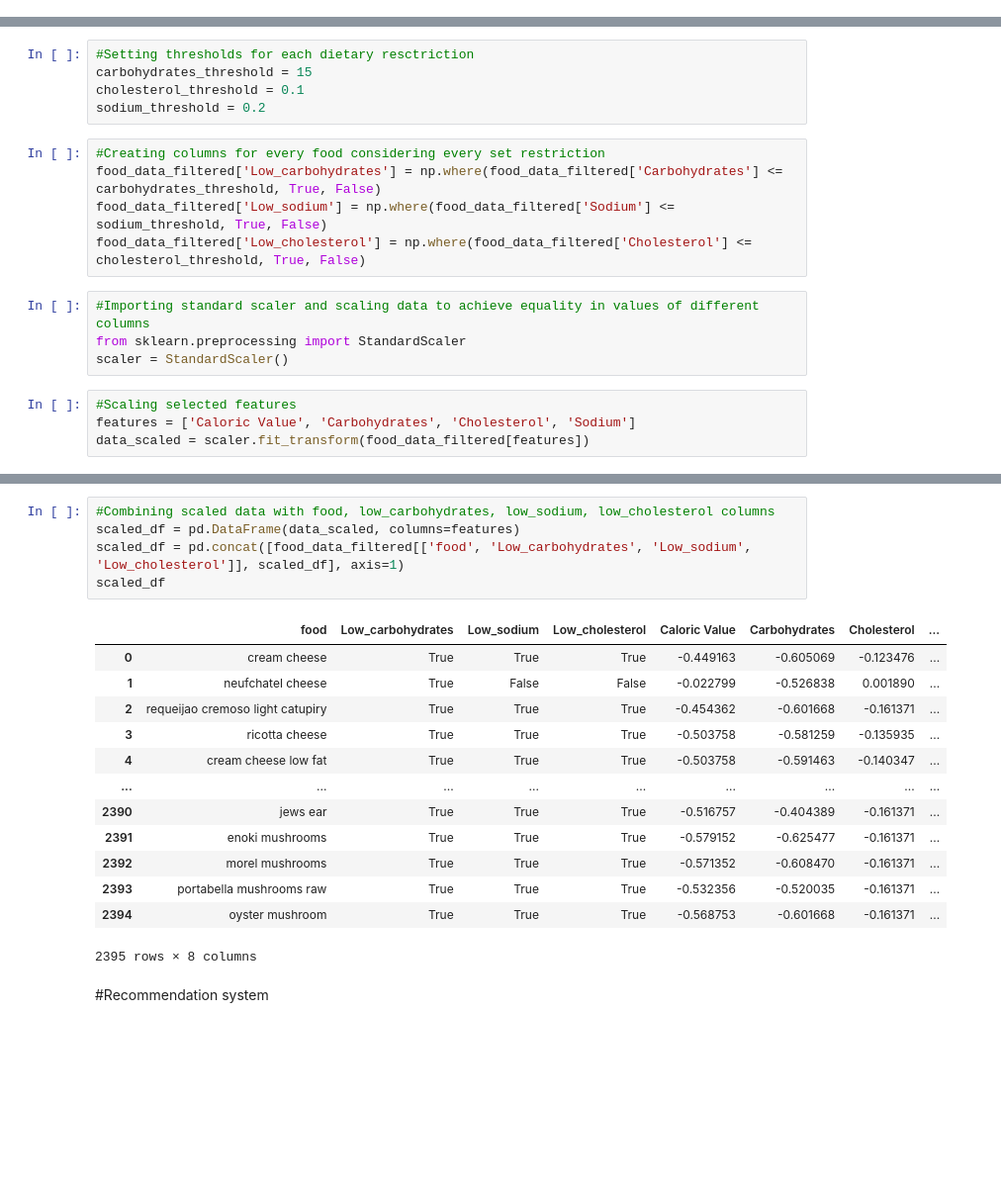
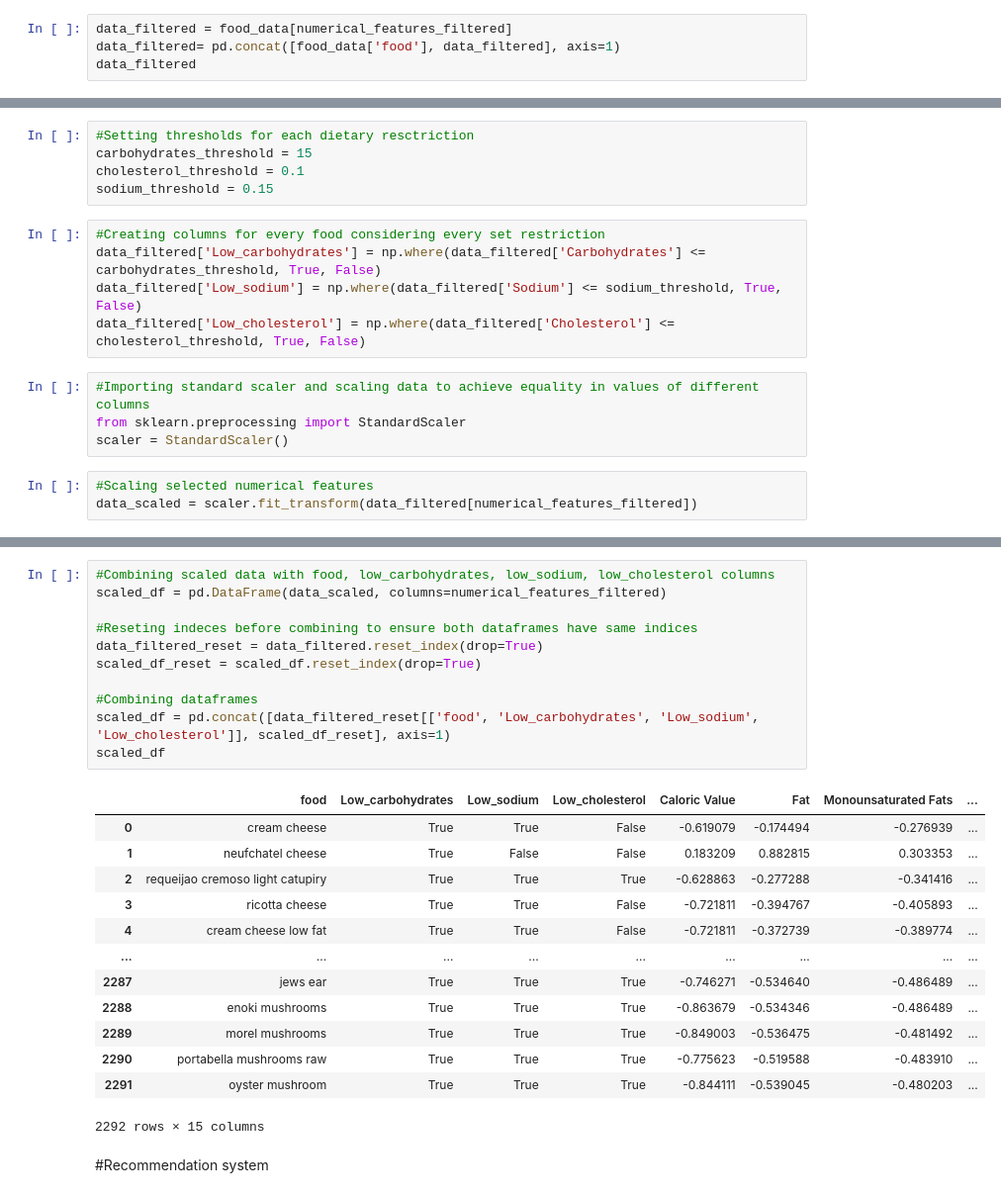
Before and after one commit to Rendy3001/SemesterProject, a Jupyter notebook: RecommendationSystem.ipynb, the cells around one changed output, grey strips where cells are left out. Shown at 99% size. Saved outputs shown, nothing was run; the diff lists cells and outputs as text; blank space fills up the shorter version.

```diff
--- a/RecommendationSystem.ipynb
+++ b/RecommendationSystem.ipynb
@@ -129,0 +306,4 @@ food_data_filtered
+# %%
+data_filtered = food_data[numerical_features_filtered]
+data_filtered= pd.concat([food_data['food'], data_filtered], axis=1)
+data_filtered
@@ -141,19 +335,18 @@ Average sodium value: 0.2938881002087683
 #Setting thresholds for each dietary resctriction
 carbohydrates_threshold = 15
 cholesterol_threshold = 0.1
-sodium_threshold = 0.2
+sodium_threshold = 0.15
 # %%
 #Creating columns for every food considering every set restriction
-food_data_filtered['Low_carbohydrates'] = np.where(food_data_filtered['Carbohydrates'] <= carbohydrates_threshold, True, False)
-food_data_filtered['Low_sodium'] = np.where(food_data_filtered['Sodium'] <= sodium_threshold, True, False)
-food_data_filtered['Low_cholesterol'] = np.where(food_data_filtered['Cholesterol'] <= cholesterol_threshold, True, False)
+data_filtered['Low_carbohydrates'] = np.where(data_filtered['Carbohydrates'] <= carbohydrates_threshold, True, False)
+data_filtered['Low_sodium'] = np.where(data_filtered['Sodium'] <= sodium_threshold, True, False)
+data_filtered['Low_cholesterol'] = np.where(data_filtered['Cholesterol'] <= cholesterol_threshold, True, False)
 # %%
 #Importing standard scaler and scaling data to achieve equality in values of different columns
 from sklearn.preprocessing import StandardScaler
 scaler = StandardScaler()
 # %%
-#Scaling selected features
-features = ['Caloric Value', 'Carbohydrates', 'Cholesterol', 'Sodium']
-data_scaled = scaler.fit_transform(food_data_filtered[features])
+#Scaling selected numerical features
+data_scaled = scaler.fit_transform(data_filtered[numerical_features_filtered])
 # %%
 #Checking the scaled features
@@ -175,22 +423,28 @@ pd.DataFrame(data_scaled, columns=features)
 # %%
 #Combining scaled data with food, low_carbohydrates, low_sodium, low_cholesterol columns
-scaled_df = pd.DataFrame(data_scaled, columns=features)
-scaled_df = pd.concat([food_data_filtered[['food', 'Low_carbohydrates', 'Low_sodium', 'Low_cholesterol']], scaled_df], axis=1)
+scaled_df = pd.DataFrame(data_scaled, columns=numerical_features_filtered)
+
+#Reseting indeces before combining to ensure both dataframes have same indices
+data_filtered_reset = data_filtered.reset_index(drop=True)
+scaled_df_reset = scaled_df.reset_index(drop=True)
+
+#Combining dataframes
+scaled_df = pd.concat([data_filtered_reset[['food', 'Low_carbohydrates', 'Low_sodium', 'Low_cholesterol']], scaled_df_reset], axis=1)
 scaled_df
 # %% [output]
-|  | food | Low_carbohydrates | Low_sodium | Low_cholesterol | Caloric Value | Carbohydrates | Cholesterol | ... |
-| 0 | cream cheese | True | True | True | -0.449163 | -0.605069 | -0.123476 | ... |
-| 1 | neufchatel cheese | True | False | False | -0.022799 | -0.526838 | 0.001890 | ... |
-| 2 | requeijao cremoso light catupiry | True | True | True | -0.454362 | -0.601668 | -0.161371 | ... |
-| 3 | ricotta cheese | True | True | True | -0.503758 | -0.581259 | -0.135935 | ... |
-| 4 | cream cheese low fat | True | True | True | -0.503758 | -0.591463 | -0.140347 | ... |
+|  | food | Low_carbohydrates | Low_sodium | Low_cholesterol | Caloric Value | Fat | Monounsaturated Fats | ... |
+| 0 | cream cheese | True | True | False | -0.619079 | -0.174494 | -0.276939 | ... |
+| 1 | neufchatel cheese | True | False | False | 0.183209 | 0.882815 | 0.303353 | ... |
+| 2 | requeijao cremoso light catupiry | True | True | True | -0.628863 | -0.277288 | -0.341416 | ... |
+| 3 | ricotta cheese | True | True | False | -0.721811 | -0.394767 | -0.405893 | ... |
+| 4 | cream cheese low fat | True | True | False | -0.721811 | -0.372739 | -0.389774 | ... |
 | ... | ... | ... | ... | ... | ... | ... | ... | ... |
-| 2390 | jews ear | True | True | True | -0.516757 | -0.404389 | -0.161371 | ... |
-| 2391 | enoki mushrooms | True | True | True | -0.579152 | -0.625477 | -0.161371 | ... |
-| 2392 | morel mushrooms | True | True | True | -0.571352 | -0.608470 | -0.161371 | ... |
-| 2393 | portabella mushrooms raw | True | True | True | -0.532356 | -0.520035 | -0.161371 | ... |
-| 2394 | oyster mushroom | True | True | True | -0.568753 | -0.601668 | -0.161371 | ... |
+| 2287 | jews ear | True | True | True | -0.746271 | -0.534640 | -0.486489 | ... |
+| 2288 | enoki mushrooms | True | True | True | -0.863679 | -0.534346 | -0.486489 | ... |
+| 2289 | morel mushrooms | True | True | True | -0.849003 | -0.536475 | -0.481492 | ... |
+| 2290 | portabella mushrooms raw | True | True | True | -0.775623 | -0.519588 | -0.483910 | ... |
+| 2291 | oyster mushroom | True | True | True | -0.844111 | -0.539045 | -0.480203 | ... |
-2395 rows × 8 columns
+2292 rows × 15 columns
 # %% [markdown]
 #Recommendation system
 # %%
```
Also changed, not shown: parts of 58 cells of this notebook.
